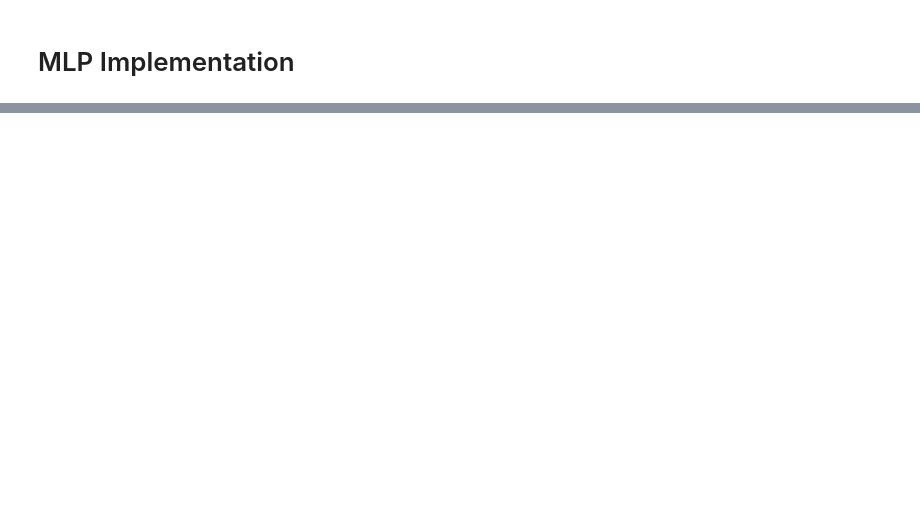
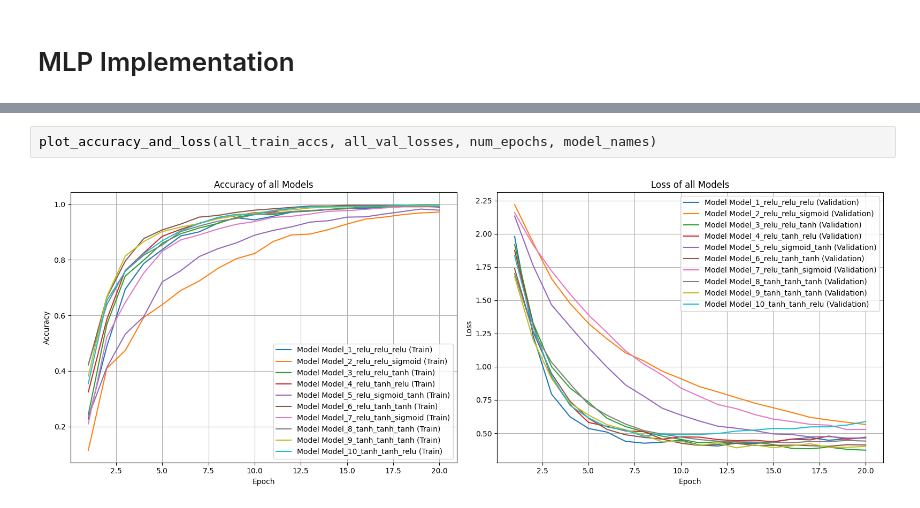
Before and after one commit to SheidaAbedpour/MLP-MNIST-handwritten-digit-Classification, a Jupyter notebook: MNIST_MLP_PyTorch.ipynb, the cells around one changed output, grey strips where cells are left out. Cells and saved outputs as stored; diff of their text form; blank space fills up the shorter version.

```diff
--- a/MNIST_MLP_PyTorch.ipynb
+++ b/MNIST_MLP_PyTorch.ipynb
@@ -231,0 +467,4 @@ class MLP(nn.Module):
+# %%
+plot_accuracy_and_loss(all_train_accs, all_val_losses, num_epochs, model_names)
+# %% [output]
+[figure, added]
```
Also changed, not shown: parts of 27 cells of this notebook.
